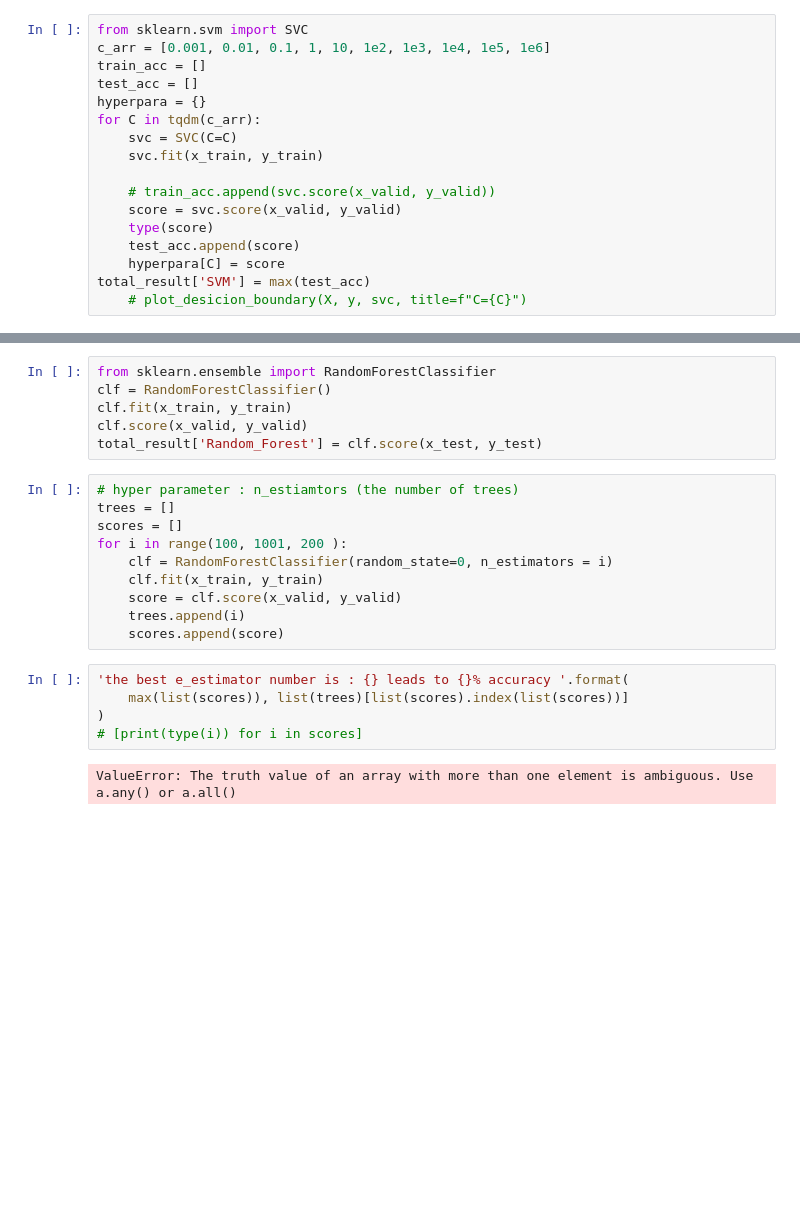
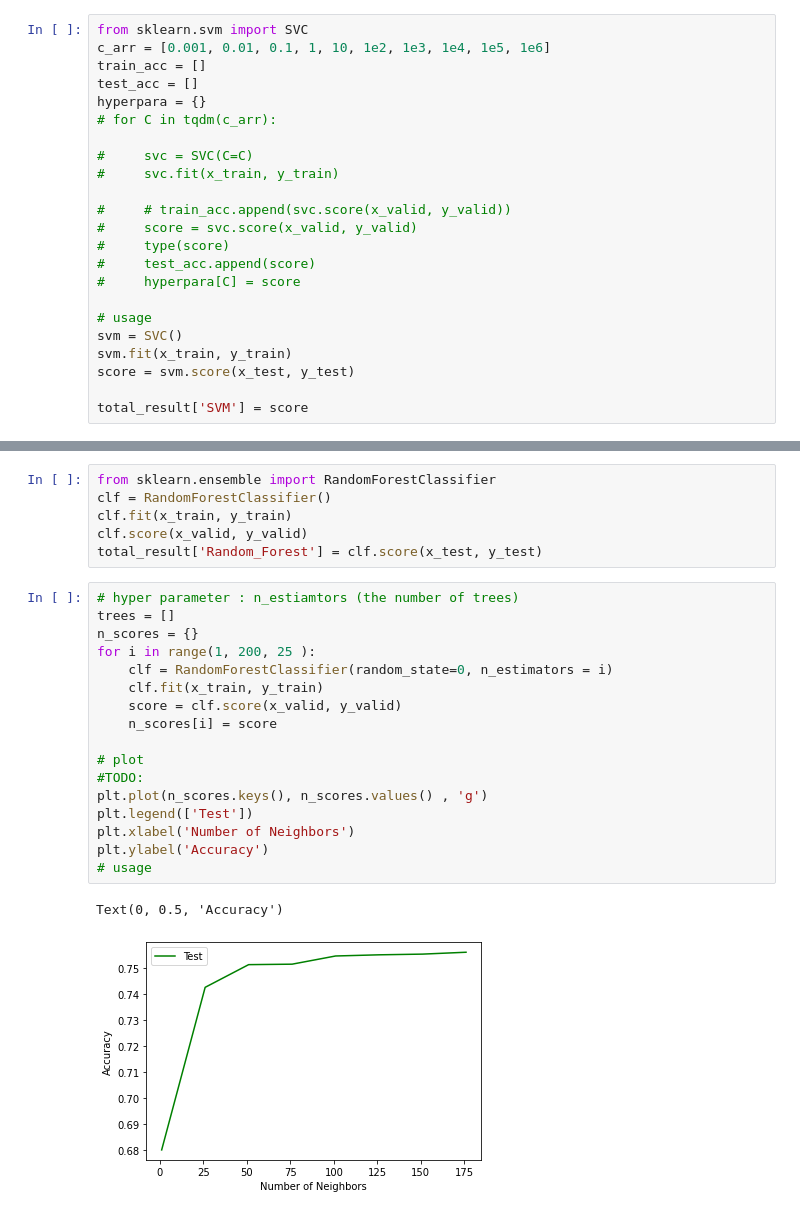
Before and after one commit to ruhollahmozafari/smokers-prediction, a Jupyter notebook: classification.ipynb, the cells around one changed output, grey strips where cells are left out. Cells and saved outputs as stored; diff of their text form; blank space fills up the shorter version.

```diff
--- a/classification.ipynb
+++ b/classification.ipynb
@@ -174,14 +175,20 @@ c_arr = [0.001, 0.01, 0.1, 1, 10, 1e2, 1e3, 1e4, 1e5, 1e6]
 train_acc = []
 test_acc = []
 hyperpara = {}
-for C in tqdm(c_arr):
-    svc = SVC(C=C)
-    svc.fit(x_train, y_train)
+# for C in tqdm(c_arr):
 
-    # train_acc.append(svc.score(x_valid, y_valid))
-    score = svc.score(x_valid, y_valid)
-    type(score)
-    test_acc.append(score)
-    hyperpara[C] = score
-total_result['SVM'] = max(test_acc)
-    # plot_desicion_boundary(X, y, svc, title=f"C={C}")
+#     svc = SVC(C=C)
+#     svc.fit(x_train, y_train)
+
+#     # train_acc.append(svc.score(x_valid, y_valid))
+#     score = svc.score(x_valid, y_valid)
+#     type(score)
+#     test_acc.append(score)
+#     hyperpara[C] = score
+
+# usage
+svm = SVC()
+svm.fit(x_train, y_train)
+score = svm.score(x_test, y_test)
+
+total_result['SVM'] = score
@@ -220,17 +227,20 @@ total_result['Random_Forest'] = clf.score(x_test, y_test)
 # %%
 # hyper parameter : n_estiamtors (the number of trees)
 trees = []
-scores = []
-for i in range(100, 1001, 200 ):
+n_scores = {}
+for i in range(1, 200, 25 ):
     clf = RandomForestClassifier(random_state=0, n_estimators = i)
     clf.fit(x_train, y_train)
     score = clf.score(x_valid, y_valid)
-    trees.append(i)
-    scores.append(score)
+    n_scores[i] = score
+
+# plot
+#TODO:
+plt.plot(n_scores.keys(), n_scores.values() , 'g')
+plt.legend(['Test'])
+plt.xlabel('Number of Neighbors')
+plt.ylabel('Accuracy')
+# usage
+# %% [output]
+Text(0, 0.5, 'Accuracy')
+[figure, added]
-# %%
-'the best e_estimator number is : {} leads to {}% accuracy '.format(
-    max(list(scores)), list(trees)[list(scores).index(list(scores))]
-)
-# [print(type(i)) for i in scores]
-# %% [output]
-ValueError: The truth value of an array with more than one element is ambiguous. Use a.any() or a.all()
```
Also changed, not shown: parts of 19 cells of this notebook.
